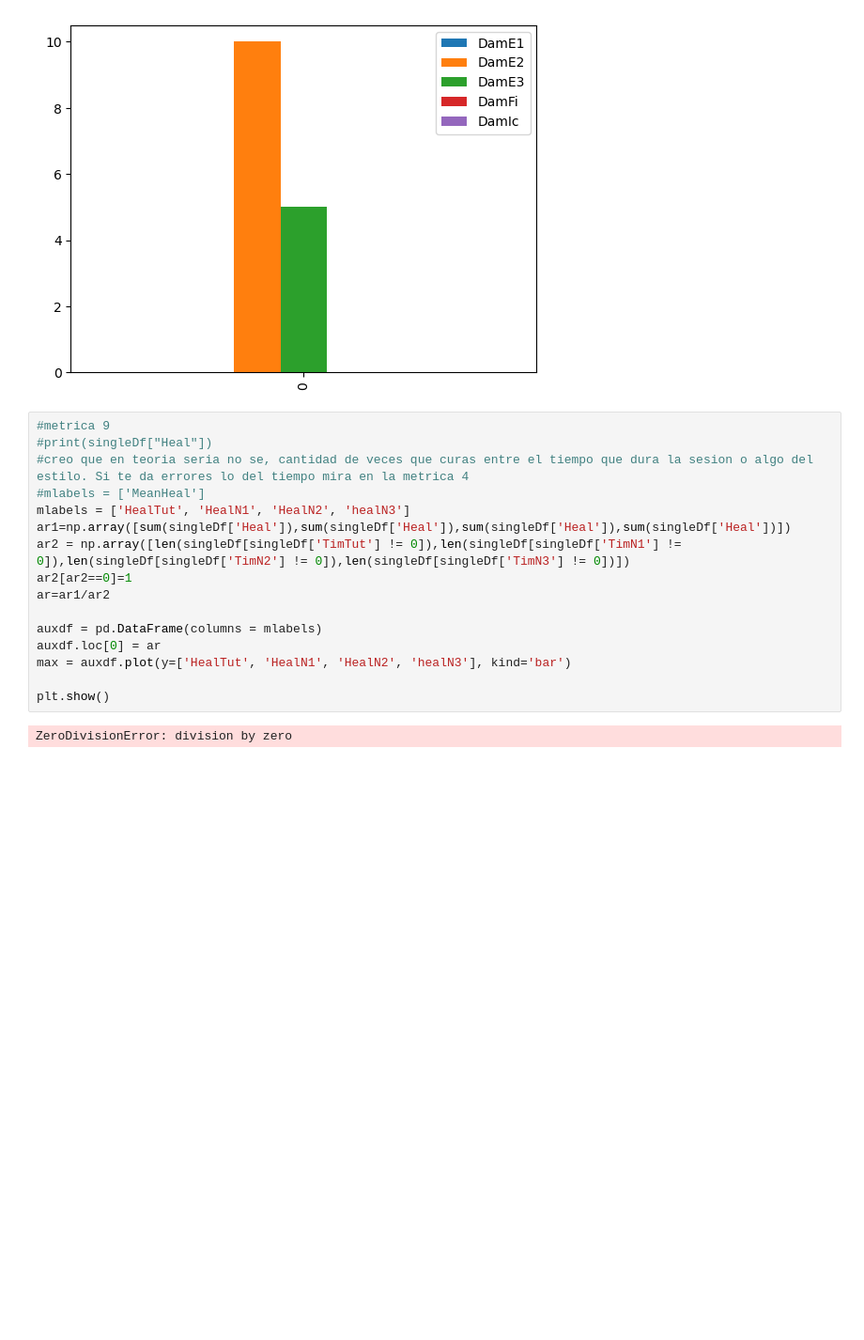
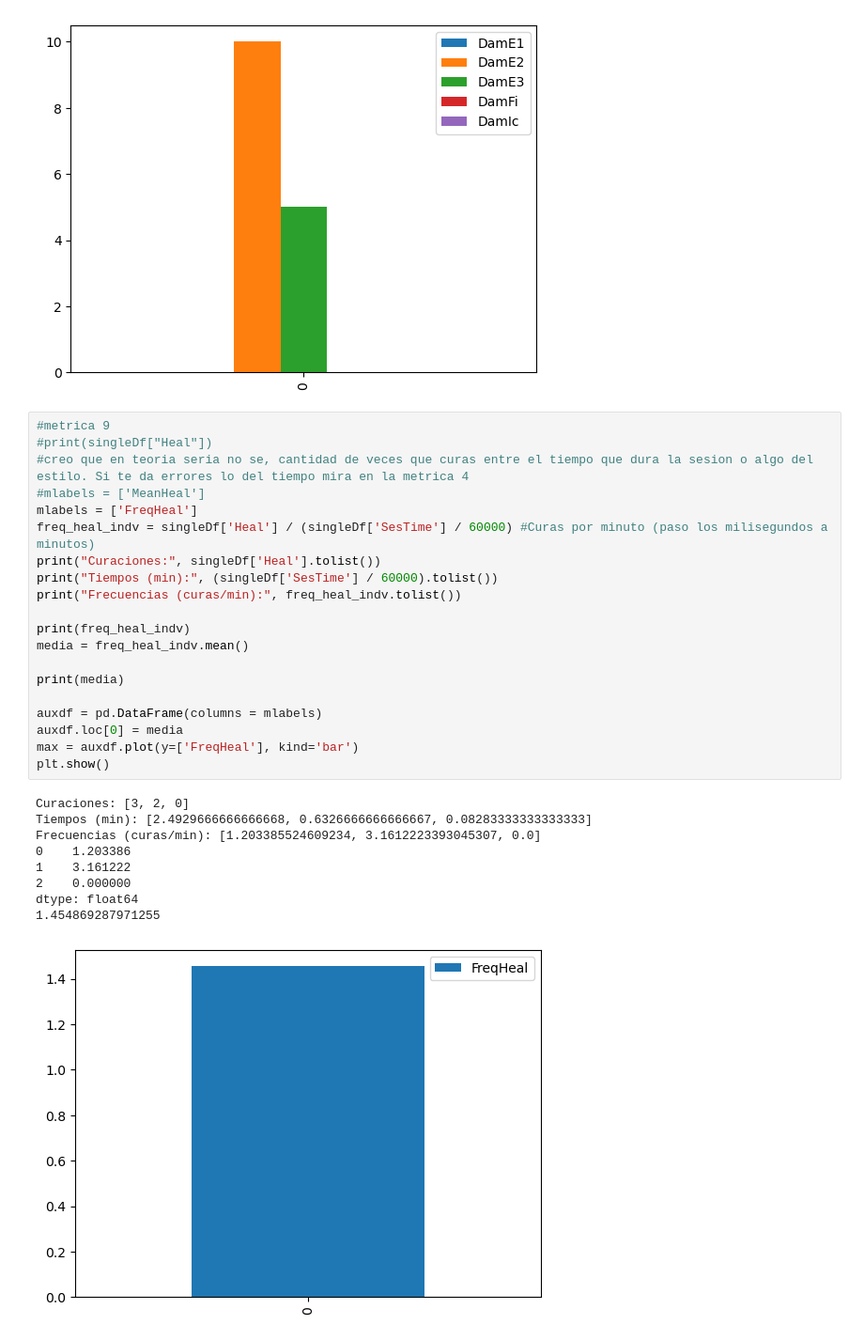
Before and after one commit to JulianSerranoChacon/True-UAJ, a Jupyter notebook: Analisis/Analisis.ipynb, the cells around one changed output. Shown at 94% size. Drawn from its saved outputs; the diff is of its cells as text; blank space fills up the shorter version.

```diff
--- a/Analisis/Analisis.ipynb
+++ b/Analisis/Analisis.ipynb
@@ -200,18 +201,30 @@ plt.show()
 # %%
 #metrica 9
 #print(singleDf["Heal"])
 #creo que en teoria seria no se, cantidad de veces que curas entre el tiempo que dura la sesion o algo del estilo. Si te da errores lo del tiempo mira en la metrica 4
 #mlabels = ['MeanHeal']
-mlabels = ['HealTut', 'HealN1', 'HealN2', 'healN3']
-ar1=np.array([sum(singleDf['Heal']),sum(singleDf['Heal']),sum(singleDf['Heal']),sum(singleDf['Heal'])])
-ar2 = np.array([len(singleDf[singleDf['TimTut'] != 0]),len(singleDf[singleDf['TimN1'] != 0]),len(singleDf[singleDf['TimN2'] != 0]),len(singleDf[singleDf['TimN3'] != 0])])
-ar2[ar2==0]=1
-ar=ar1/ar2
+mlabels = ['FreqHeal']
+freq_heal_indv = singleDf['Heal'] / (singleDf['SesTime'] / 60000) #Curas por minuto (paso los milisegundos a minutos)
+print("Curaciones:", singleDf['Heal'].tolist())
+print("Tiempos (min):", (singleDf['SesTime'] / 60000).tolist())
+print("Frecuencias (curas/min):", freq_heal_indv.tolist())
+
+print(freq_heal_indv)
+media = freq_heal_indv.mean()
+
+print(media)
 
 auxdf = pd.DataFrame(columns = mlabels)
-auxdf.loc[0] = ar
-max = auxdf.plot(y=['HealTut', 'HealN1', 'HealN2', 'healN3'], kind='bar')
-
+auxdf.loc[0] = media
+max = auxdf.plot(y=['FreqHeal'], kind='bar')
 plt.show()
 # %% [output]
-ZeroDivisionError: division by zero
+Curaciones: [3, 2, 0]
+Tiempos (min): [2.4929666666666668, 0.6326666666666667, 0.08283333333333333]
+Frecuencias (curas/min): [1.203385524609234, 3.1612223393045307, 0.0]
+0    1.203386
+1    3.161222
+2    0.000000
+dtype: float64
+1.454869287971255
+[figure, added]
```
Also changed, not shown: parts of 2 cells of this notebook.
